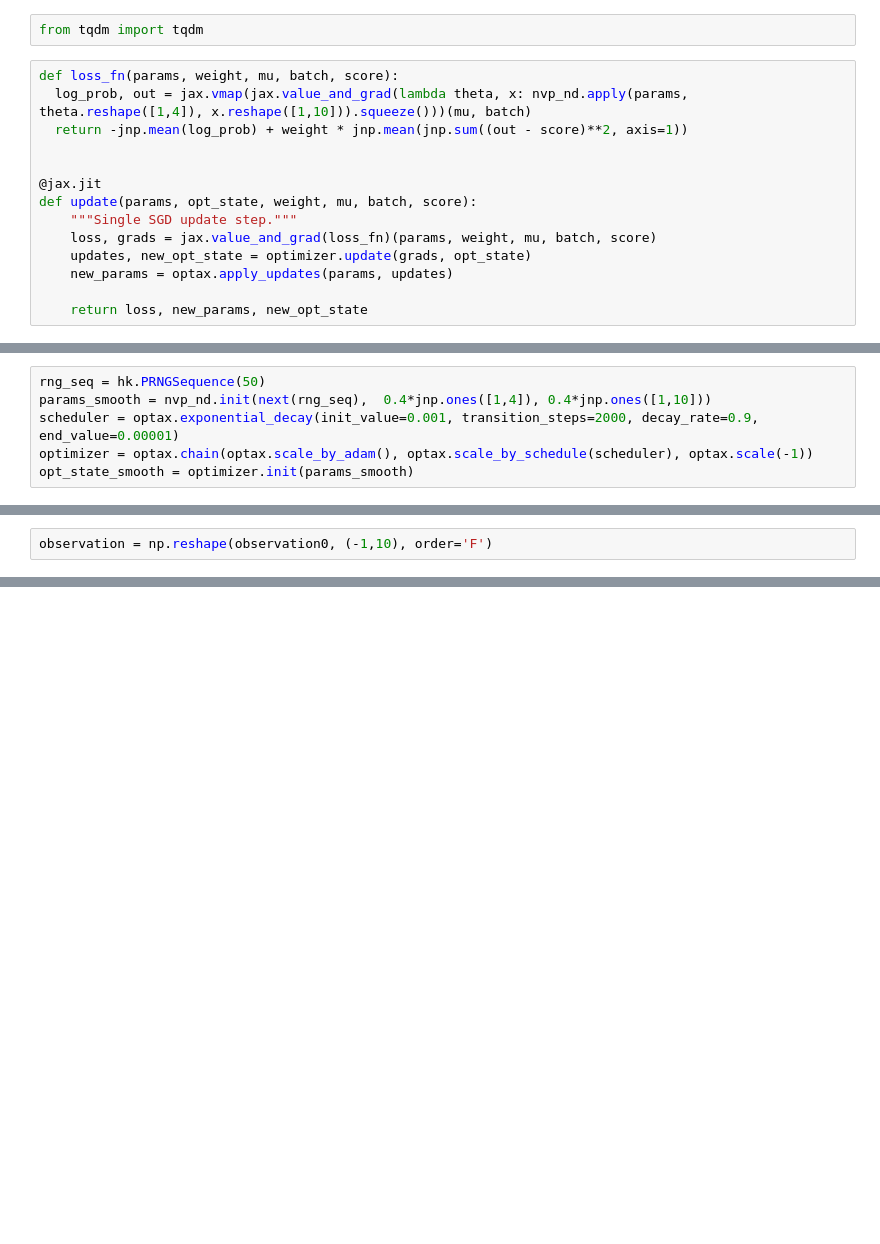
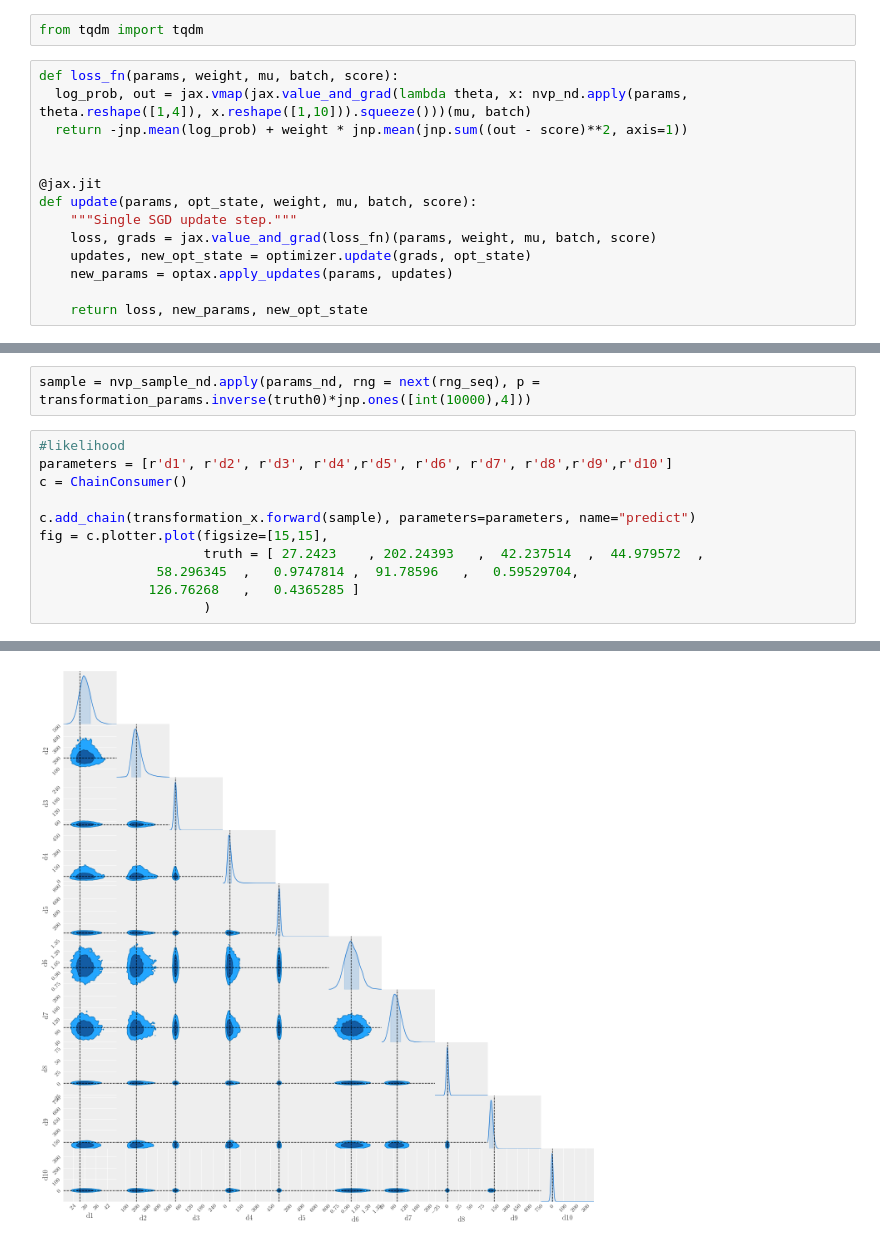
Before and after one commit to Justinezgh/SBI-Diff-Simulator, a Jupyter notebook: notebooks/Scandal_on_LV.ipynb, the cells around one changed output, grey strips where cells are left out. Saved outputs shown, nothing was run; the diff lists cells and outputs as text; blank space fills up the shorter version.

```diff
--- a/notebooks/Scandal_on_LV.ipynb
+++ b/notebooks/Scandal_on_LV.ipynb
@@ -293,6 +155,0 @@ nvp_nd = hk.without_apply_rng(hk.transform(lambda p,x : Flow_nd()(p).log_prob(x)
-# %%
-rng_seq = hk.PRNGSequence(50)
-params_smooth = nvp_nd.init(next(rng_seq),  0.4*jnp.ones([1,4]), 0.4*jnp.ones([1,10]))
-scheduler = optax.exponential_decay(init_value=0.001, transition_steps=2000, decay_rate=0.9, end_value=0.00001)
-optimizer = optax.chain(optax.scale_by_adam(), optax.scale_by_schedule(scheduler), optax.scale(-1))
-opt_state_smooth = optimizer.init(params_smooth)
@@ -400,2 +183,14 @@ plt.plot(losses_smooth)
-# %%
-observation = np.reshape(observation0, (-1,10), order='F')
+# %%
+sample = nvp_sample_nd.apply(params_nd, rng = next(rng_seq), p = transformation_params.inverse(truth0)*jnp.ones([int(10000),4]))
+# %%
+#likelihood
+parameters = [r'd1', r'd2', r'd3', r'd4',r'd5', r'd6', r'd7', r'd8',r'd9',r'd10']
+c = ChainConsumer()
+
+c.add_chain(transformation_x.forward(sample), parameters=parameters, name="predict")
+fig = c.plotter.plot(figsize=[15,15],
+                     truth = [ 27.2423    , 202.24393   ,  42.237514  ,  44.979572  ,
+               58.296345  ,   0.9747814 ,  91.78596   ,   0.59529704,
+              126.76268   ,   0.4365285 ]
+                     )
+# %% [output]
@@ -401,0 +199 @@ observation = np.reshape(observation0, (-1,10), order='F')
+[figure, added]
```
Also changed, not shown: parts of 56 cells of this notebook.
